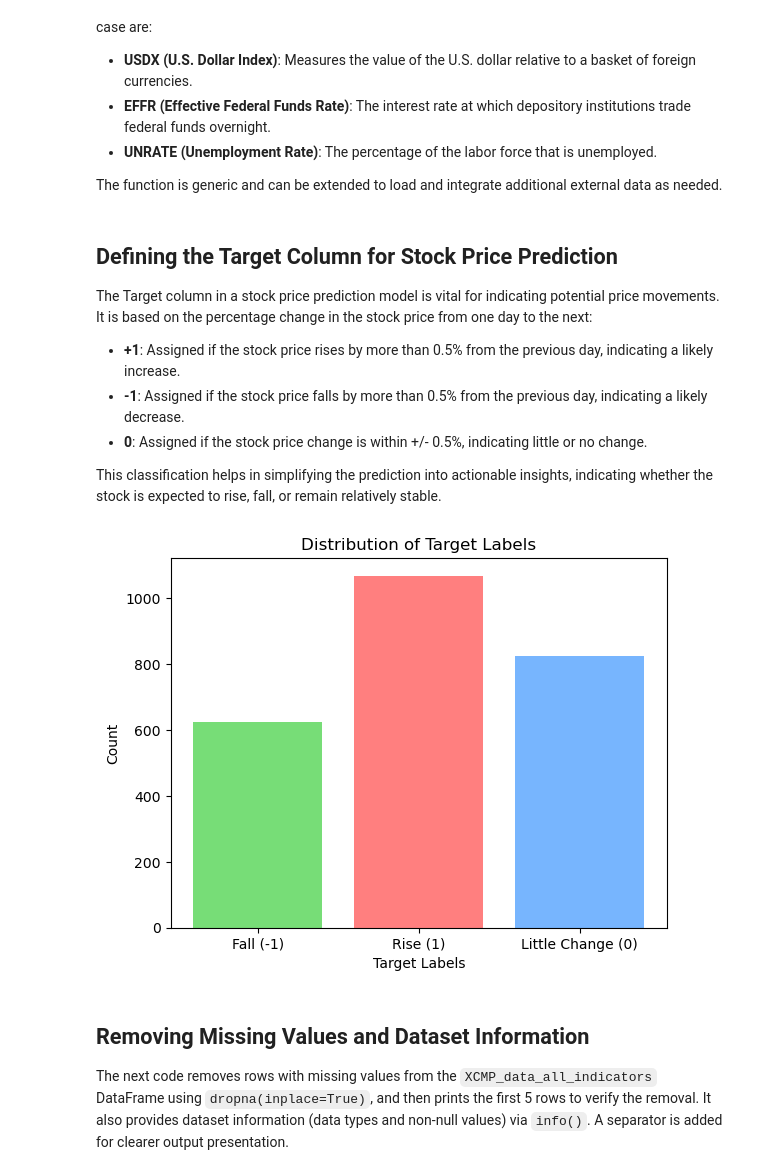
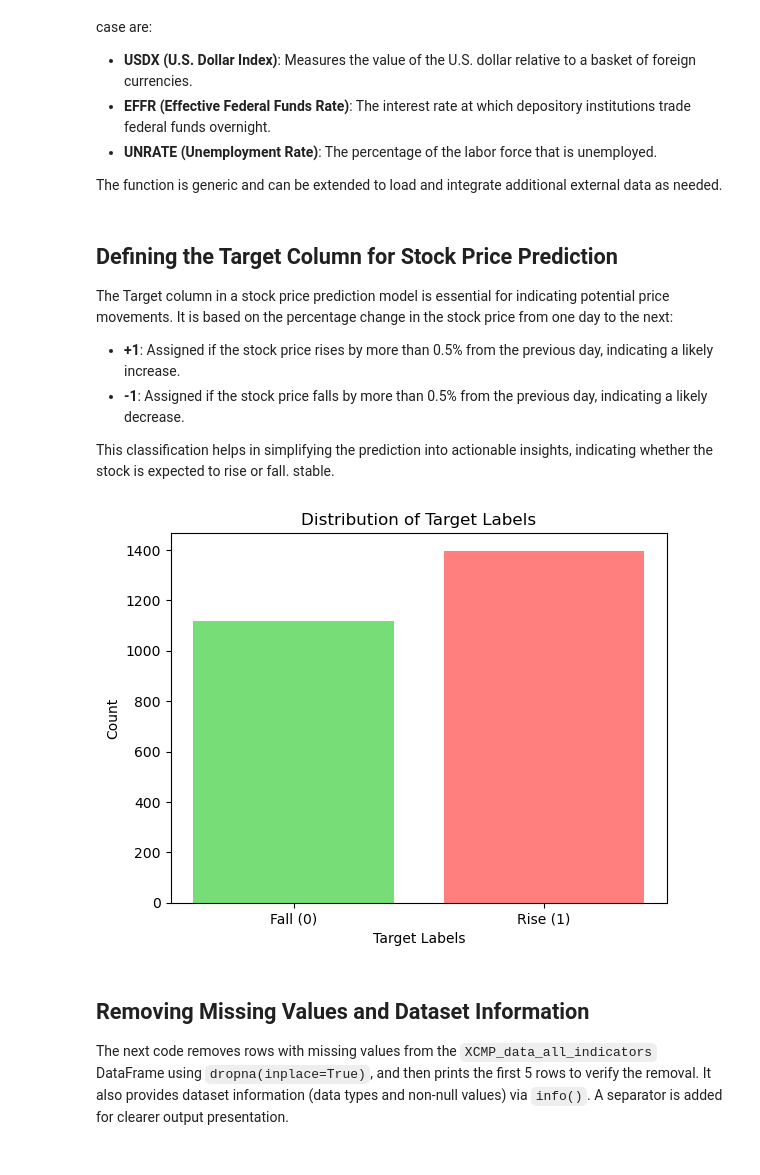
Before and after one commit to shirBinshtok/stock-market-prediction, a Jupyter notebook: Stock_Market_prediction.ipynb, the cells around one changed output. Drawn from its saved outputs; the diff is of its cells as text; code cells hidden in the pictures.

Commit message:
improving model

```diff
--- a/Stock_Market_prediction.ipynb
+++ b/Stock_Market_prediction.ipynb
@@ -320,29 +333,29 @@ XCMP_data_all_indicators = add_external_indicators(XCMP_data_derived_indicators,
 # %% [markdown]
 ## Defining the Target Column for Stock Price Prediction
 
-The Target column in a stock price prediction model is vital for indicating potential price movements. It is based on the percentage change in the stock price from one day to the next:
+The Target column in a stock price prediction model is essential for indicating potential price movements. It is based on the percentage change in the stock price from one day to the next:
 
 - **+1**: Assigned if the stock price rises by more than 0.5% from the previous day, indicating a likely increase.
 - **-1**: Assigned if the stock price falls by more than 0.5% from the previous day, indicating a likely decrease.
-- **0**: Assigned if the stock price change is within +/- 0.5%, indicating little or no change.
 
-This classification helps in simplifying the prediction into actionable insights, indicating whether the stock is expected to rise, fall, or remain relatively stable.
+This classification helps in simplifying the prediction into actionable insights, indicating whether the stock is expected to rise or fall.
+stable.
 # %%
 # Directly create the Target column based on percentage price changes from the previous day
-XCMP_data_all_indicators['Target'] = XCMP_data_all_indicators['Adj Close'].pct_change().apply(lambda x: 1 if x > 0.005 else (-1 if x < -0.005 else 0))
+XCMP_data_all_indicators['Target'] = XCMP_data_all_indicators['Adj Close'].pct_change().apply(lambda x: 1 if x > 0 else 0)
 
 # Count the occurrences of each Target value
 target_counts = XCMP_data_all_indicators['Target'].value_counts()
 
 # Plotting the results in a bar chart
-plt.bar(target_counts.index, target_counts.values, color=['#FF7F7F', '#77B5FE', '#77DD77'])
+plt.bar(target_counts.index, target_counts.values, color=['#FF7F7F', '#77DD77'])
 plt.xlabel('Target Labels')
 plt.ylabel('Count')
 plt.title('Distribution of Target Labels')
-plt.xticks(ticks=target_counts.index, labels=['Rise (1)', 'Little Change (0)', 'Fall (-1)'])
+plt.xticks(ticks=target_counts.index, labels=['Rise (1)', 'Fall (0)'])
 plt.show()
 # %% [output]
-[figure, old version]
+[figure, new version]
 # %% [markdown]
 ## Removing Missing Values and Dataset Information
 
```
Also changed, not shown: parts of 22 cells of this notebook.
